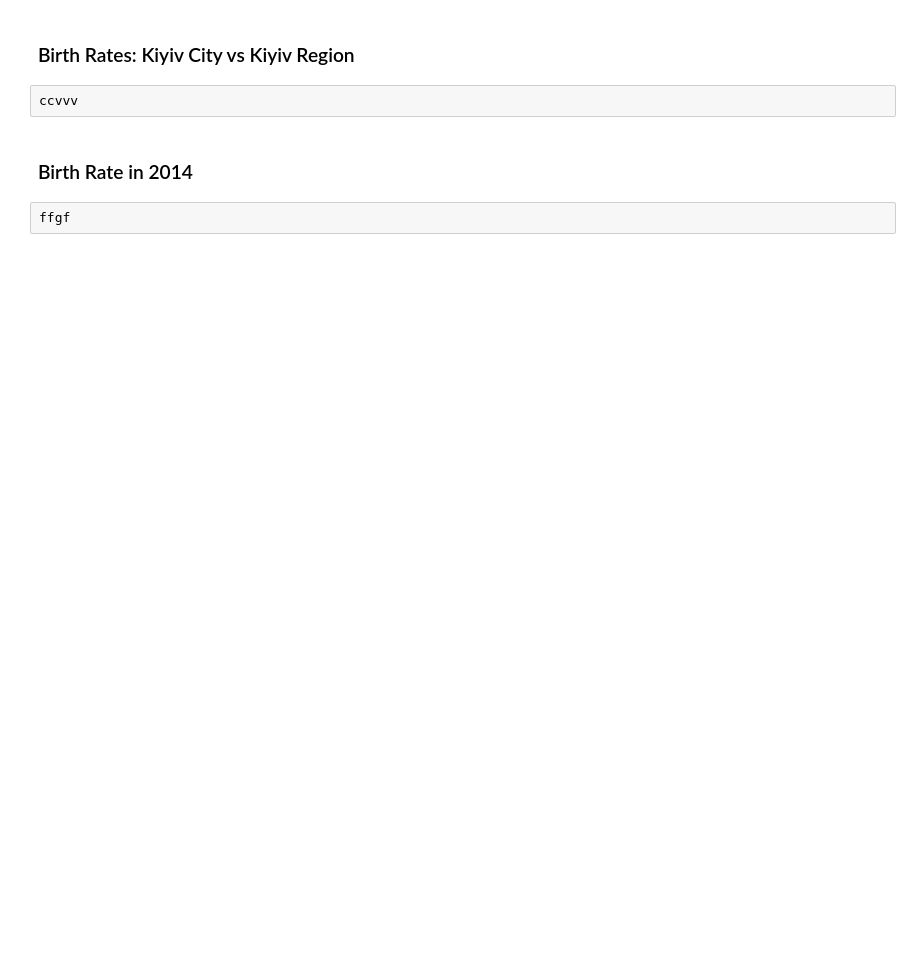
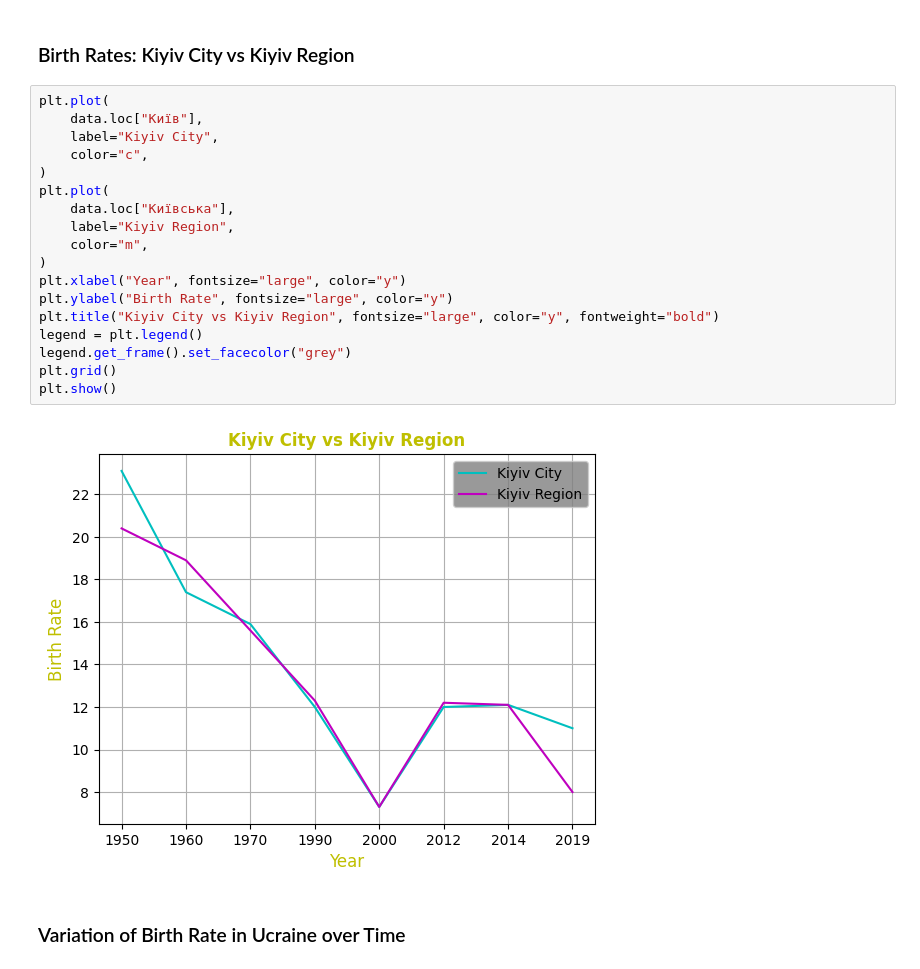
Before and after one commit to Matajur/Python-Data, a Jupyter notebook: homework_02/Hw2.1.ipynb, the cells around one changed output. Drawn from its saved outputs; the diff is of its cells as text; blank space fills up the shorter version.

```diff
--- a/homework_02/Hw2.1.ipynb
+++ b/homework_02/Hw2.1.ipynb
@@ -188,8 +235,24 @@ fgfg
 # %% [markdown]
 ### Birth Rates: Kiyiv City vs Kiyiv Region
-# %%
-ccvvv
+# %%
+plt.plot(
+    data.loc["Київ"],
+    label="Kiyiv City",
+    color="c",
+)
+plt.plot(
+    data.loc["Київська"],
+    label="Kiyiv Region",
+    color="m",
+)
+plt.xlabel("Year", fontsize="large", color="y")
+plt.ylabel("Birth Rate", fontsize="large", color="y")
+plt.title("Kiyiv City vs Kiyiv Region", fontsize="large", color="y", fontweight="bold")
+legend = plt.legend()
+legend.get_frame().set_facecolor("grey")
+plt.grid()
+plt.show()
+# %% [output]
+[figure, added]
 # %% [markdown]
-### Birth Rate in 2014
+### Variation of Birth Rate in Ucraine over Time
-# %%
-ffgf
```
Also changed, not shown: parts of 5 cells of this notebook, 2 other files.
